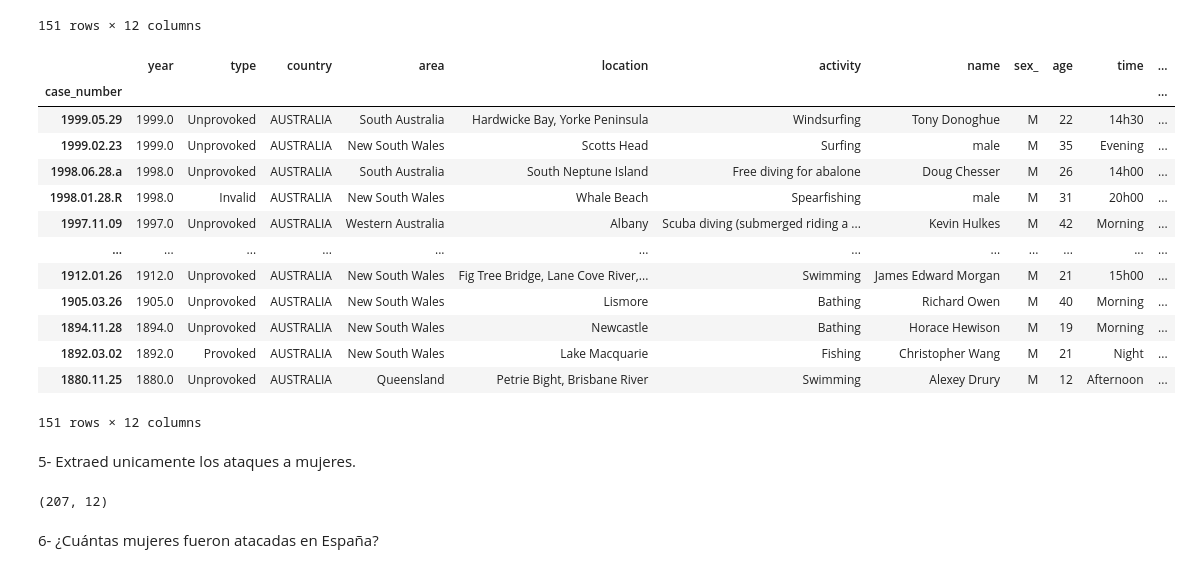
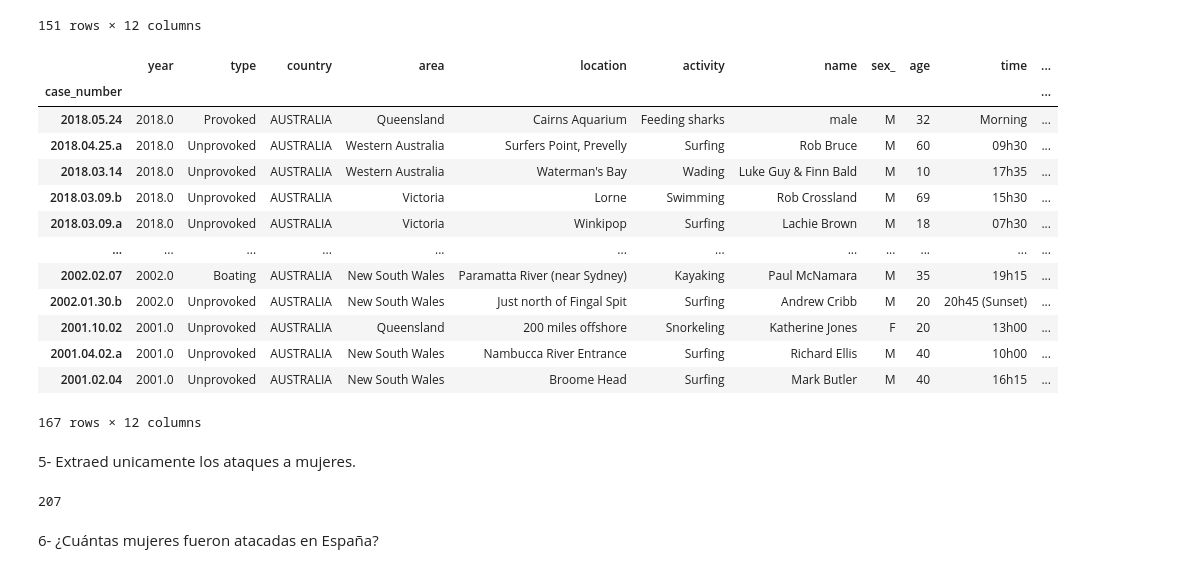
Before and after one commit to Adalab/DA_promoc_modulo2_sprint1_PaulayLola, a Jupyter notebook: Pandas/Pandas_4/modulo-2-pandas-4.ipynb, the cells around one changed output. Drawn from its saved outputs; the diff is of its cells as text; code cells hidden in the pictures.

```diff
--- a/Pandas/Pandas_4/modulo-2-pandas-4.ipynb
+++ b/Pandas/Pandas_4/modulo-2-pandas-4.ipynb
@@ -172,30 +174,30 @@ aus_usa[(aus_usa['country']=='AUSTRALIA')&(aus_usa['year']<2000.0)] # 151 ataque
 | 1880.11.25 | 1880.0 | Unprovoked | AUSTRALIA | Queensland | Petrie Bight, Brisbane River | Swimming | Alexey Drury | M | 12 | Afternoon | ... |
 151 rows × 12 columns
 # %%
-aus_usa[(aus_usa['country']=='AUSTRALIA')&(aus_usa['year']<2000.0)] # 167 ataques antes del año 2000 en Australia
+aus_usa[(aus_usa['country']=='AUSTRALIA')&(aus_usa['year']>2000.0)] # 167  ataques después del año 2000 en Australia
 # %% [output]
 |  | year | type | country | area | location | activity | name | sex_ | age | time | ... |
 | case_number |  |  |  |  |  |  |  |  |  |  | ... |
-| 1999.05.29 | 1999.0 | Unprovoked | AUSTRALIA | South Australia | Hardwicke Bay, Yorke Peninsula | Windsurfing | Tony Donoghue | M | 22 | 14h30 | ... |
-| 1999.02.23 | 1999.0 | Unprovoked | AUSTRALIA | New South Wales | Scotts Head | Surfing | male | M | 35 | Evening | ... |
-| 1998.06.28.a | 1998.0 | Unprovoked | AUSTRALIA | South Australia | South Neptune Island | Free diving for abalone | Doug Chesser | M | 26 | 14h00 | ... |
-| 1998.01.28.R | 1998.0 | Invalid | AUSTRALIA | New South Wales | Whale Beach | Spearfishing | male | M | 31 | 20h00 | ... |
-| 1997.11.09 | 1997.0 | Unprovoked | AUSTRALIA | Western Australia | Albany | Scuba diving (submerged riding a ... | Kevin Hulkes | M | 42 | Morning | ... |
+| 2018.05.24 | 2018.0 | Provoked | AUSTRALIA | Queensland | Cairns Aquarium | Feeding sharks | male | M | 32 | Morning | ... |
+| 2018.04.25.a | 2018.0 | Unprovoked | AUSTRALIA | Western Australia | Surfers Point, Prevelly | Surfing | Rob Bruce | M | 60 | 09h30 | ... |
+| 2018.03.14 | 2018.0 | Unprovoked | AUSTRALIA | Western Australia | Waterman's Bay | Wading | Luke Guy & Finn Bald | M | 10 | 17h35 | ... |
+| 2018.03.09.b | 2018.0 | Unprovoked | AUSTRALIA | Victoria | Lorne | Swimming | Rob Crossland | M | 69 | 15h30 | ... |
+| 2018.03.09.a | 2018.0 | Unprovoked | AUSTRALIA | Victoria | Winkipop | Surfing | Lachie Brown | M | 18 | 07h30 | ... |
 | ... | ... | ... | ... | ... | ... | ... | ... | ... | ... | ... | ... |
-| 1912.01.26 | 1912.0 | Unprovoked | AUSTRALIA | New South Wales | Fig Tree Bridge, Lane Cove River,... | Swimming | James Edward Morgan | M | 21 | 15h00 | ... |
-| 1905.03.26 | 1905.0 | Unprovoked | AUSTRALIA | New South Wales | Lismore | Bathing | Richard Owen | M | 40 | Morning | ... |
-| 1894.11.28 | 1894.0 | Unprovoked | AUSTRALIA | New South Wales | Newcastle | Bathing | Horace Hewison | M | 19 | Morning | ... |
-| 1892.03.02 | 1892.0 | Provoked | AUSTRALIA | New South Wales | Lake Macquarie | Fishing | Christopher Wang | M | 21 | Night | ... |
-| 1880.11.25 | 1880.0 | Unprovoked | AUSTRALIA | Queensland | Petrie Bight, Brisbane River | Swimming | Alexey Drury | M | 12 | Afternoon | ... |
+| 2002.02.07 | 2002.0 | Boating | AUSTRALIA | New South Wales | Paramatta River (near Sydney) | Kayaking | Paul McNamara | M | 35 | 19h15 | ... |
+| 2002.01.30.b | 2002.0 | Unprovoked | AUSTRALIA | New South Wales | Just north of Fingal Spit | Surfing | Andrew Cribb | M | 20 | 20h45 (Sunset) | ... |
+| 2001.10.02 | 2001.0 | Unprovoked | AUSTRALIA | Queensland | 200 miles offshore | Snorkeling | Katherine Jones | F | 20 | 13h00 | ... |
+| 2001.04.02.a | 2001.0 | Unprovoked | AUSTRALIA | New South Wales | Nambucca River Entrance | Surfing | Richard Ellis | M | 40 | 10h00 | ... |
+| 2001.02.04 | 2001.0 | Unprovoked | AUSTRALIA | New South Wales | Broome Head | Surfing | Mark Butler | M | 40 | 16h15 | ... |
-151 rows × 12 columns
+167 rows × 12 columns
 # %% [markdown]
 5- Extraed unicamente los ataques a mujeres.
 # %%
 mujeres=df[df['sex_']=='F']
-mujeres.shape
+mujeres.shape[0]
 #207 ataques a mujeres, filtramos la columna sex_ donde los valores sean F
 # %% [output]
-(207, 12)
+207
 # %% [markdown]
 6- ¿Cuántas mujeres fueron atacadas en España?
 # %%
```
Also changed, not shown: parts of 4 cells of this notebook, 3 other files.
